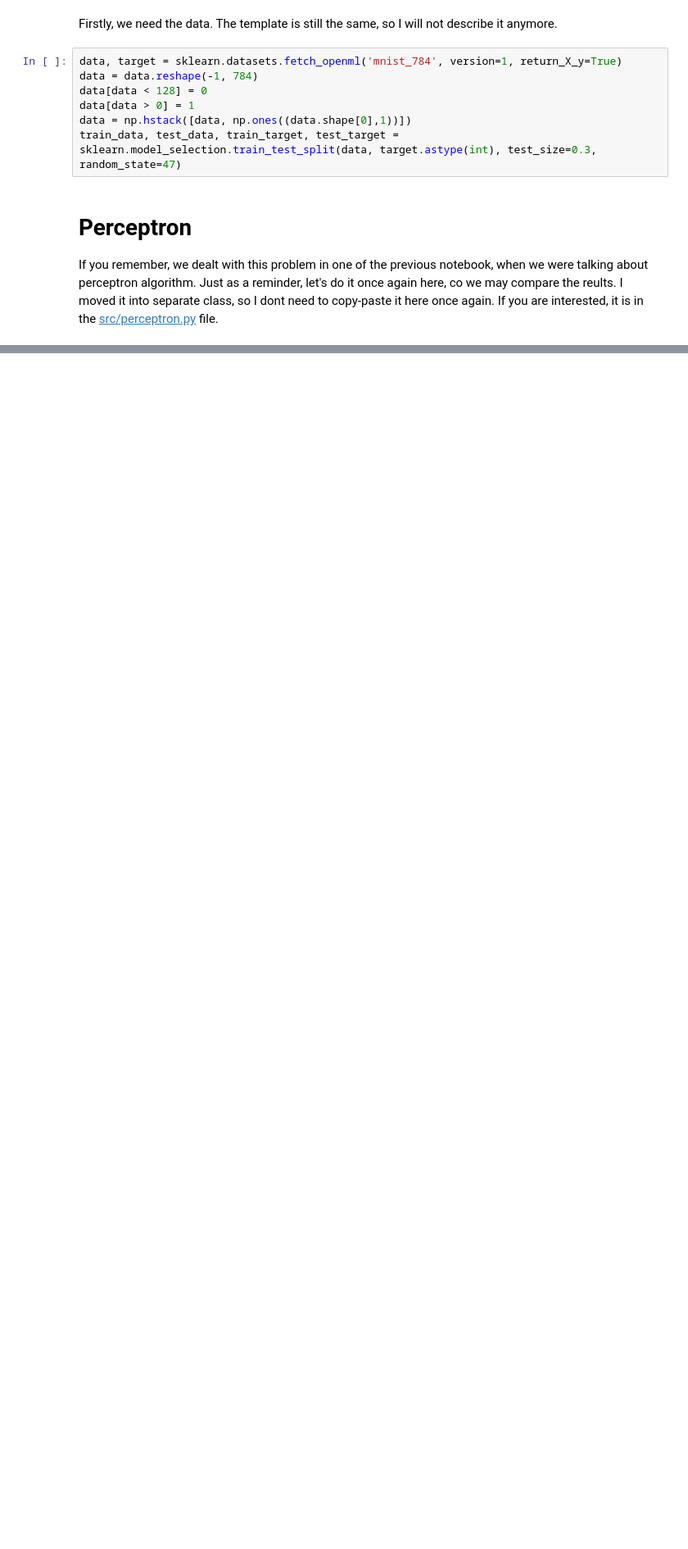
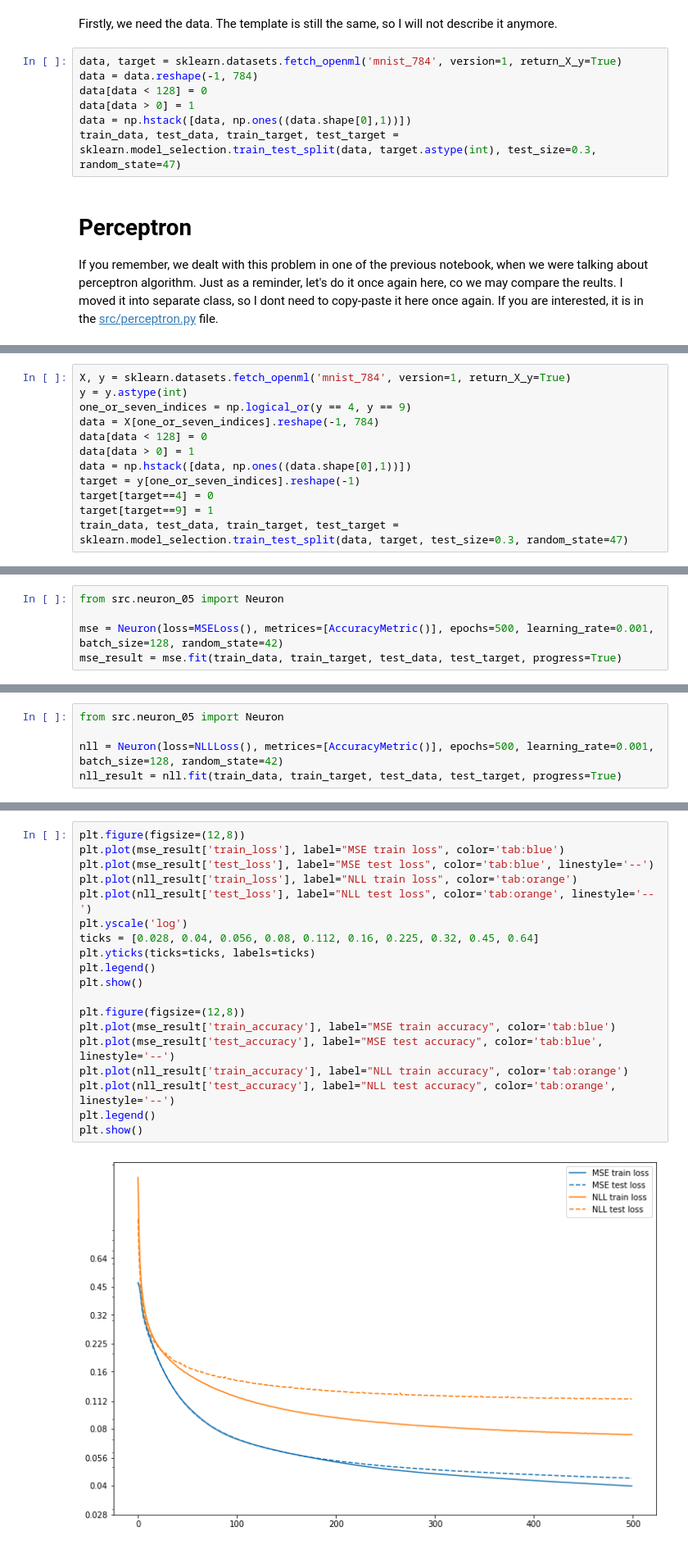
Before and after one commit to PatrikValkovic/neural-networks-step-by-step, a Jupyter notebook: 06-multiclass-classification-softmax.ipynb, the cells around one changed output, grey strips where cells are left out. Shown: that part at 82% size. Saved outputs shown, nothing was run; the diff lists cells and outputs as text; blank space fills up the shorter version.

```diff
--- a/06-multiclass-classification-softmax.ipynb
+++ b/06-multiclass-classification-softmax.ipynb
@@ -36,0 +37,12 @@ Train accuracy: 0.9741020408163266, Test accuracy: 0.911
+# %%
+X, y = sklearn.datasets.fetch_openml('mnist_784', version=1, return_X_y=True)
+y = y.astype(int)
+one_or_seven_indices = np.logical_or(y == 4, y == 9)
+data = X[one_or_seven_indices].reshape(-1, 784)
+data[data < 128] = 0
+data[data > 0] = 1
+data = np.hstack([data, np.ones((data.shape[0],1))])
+target = y[one_or_seven_indices].reshape(-1)
+target[target==4] = 0
+target[target==9] = 1
+train_data, test_data, train_target, test_target = sklearn.model_selection.train_test_split(data, target, test_size=0.3, random_state=47)
@@ -36,0 +75,5 @@ Train accuracy: 0.9741020408163266, Test accuracy: 0.911
+# %%
+from src.neuron_05 import Neuron
+
+mse = Neuron(loss=MSELoss(), metrices=[AccuracyMetric()], epochs=500, learning_rate=0.001, batch_size=128, random_state=42)
+mse_result = mse.fit(train_data, train_target, test_data, test_target, progress=True)
@@ -36,0 +82,5 @@ Train accuracy: 0.9741020408163266, Test accuracy: 0.911
+# %%
+from src.neuron_05 import Neuron
+
+nll = Neuron(loss=NLLLoss(), metrices=[AccuracyMetric()], epochs=500, learning_rate=0.001, batch_size=128, random_state=42)
+nll_result = nll.fit(train_data, train_target, test_data, test_target, progress=True)
@@ -36,0 +89,21 @@ Train accuracy: 0.9741020408163266, Test accuracy: 0.911
+# %%
+plt.figure(figsize=(12,8))
+plt.plot(mse_result['train_loss'], label="MSE train loss", color='tab:blue')
+plt.plot(mse_result['test_loss'], label="MSE test loss", color='tab:blue', linestyle='--')
+plt.plot(nll_result['train_loss'], label="NLL train loss", color='tab:orange')
+plt.plot(nll_result['test_loss'], label="NLL test loss", color='tab:orange', linestyle='--')
+plt.yscale('log')
+ticks = [0.028, 0.04, 0.056, 0.08, 0.112, 0.16, 0.225, 0.32, 0.45, 0.64]
+plt.yticks(ticks=ticks, labels=ticks)
+plt.legend()
+plt.show()
+
+plt.figure(figsize=(12,8))
+plt.plot(mse_result['train_accuracy'], label="MSE train accuracy", color='tab:blue')
+plt.plot(mse_result['test_accuracy'], label="MSE test accuracy", color='tab:blue', linestyle='--')
+plt.plot(nll_result['train_accuracy'], label="NLL train accuracy", color='tab:orange')
+plt.plot(nll_result['test_accuracy'], label="NLL test accuracy", color='tab:orange', linestyle='--')
+plt.legend()
+plt.show()
+# %% [output]
+[figure, added]
```
Also changed, not shown: parts of 5 cells of this notebook, 2 other files.
